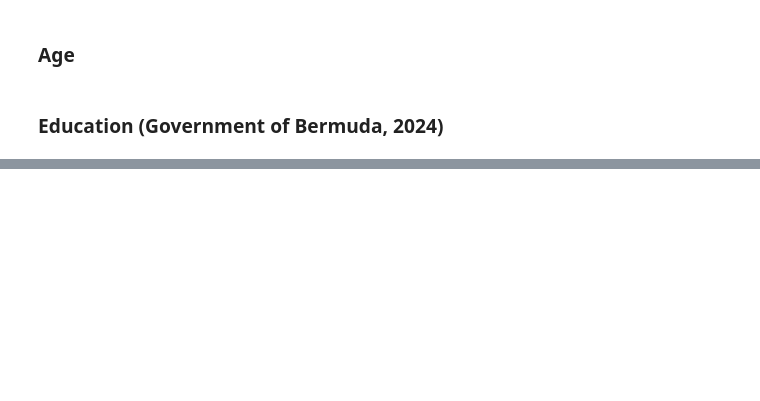
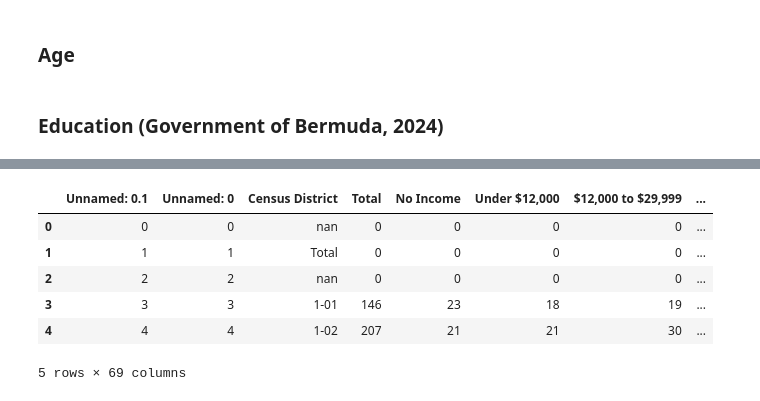
Before and after one commit to shannondill/Dissertation_BDA_FloodRisk, a Jupyter notebook: Census_DataCleaning.ipynb, the cells around one changed output, grey strips where cells are left out. Drawn from its saved outputs; the diff is of its cells as text; code cells hidden in the pictures; blank space fills up the shorter version.

```diff
--- a/Census_DataCleaning.ipynb
+++ b/Census_DataCleaning.ipynb
@@ -44,0 +74,57 @@ age.to_csv('FINALCensusDistricts_Age2016Table3.4.csv')
+# %%
+# Keep 'Census District' as string
+personal_income['Census District'] = personal_income['Census District'].astype(str)
+
+# Convert all other columns to integers safely
+cols_to_convert = personal_income.columns.difference(['Census District'])
+
+for col in cols_to_convert:
+    personal_income[col] = pd.to_numeric(personal_income[col], errors='coerce').fillna(0).astype(int)
+# %%
+import pandas as pd
+
+# Define the midpoint for each income bracket
+income_midpoints = {
+    "No Income": 0,
+    "Under $12,000": 6000,
+    "$12,000 to $29,999": (12000 + 29999) / 2,
+    "$30,000 to $35,999": (30000 + 35999) / 2,
+    "$36,000 to $47,999": (36000 + 47999) / 2,
+    "$48,000 to $59,999": (48000 + 59999) / 2,
+    "$60,000 to $71,999": (60000 + 74999) / 2,
+    "$72,000 to $83,999": (75000 + 89999) / 2,
+    "$84,000 to $95,999": (90000 + 104999) / 2,
+    "$96,000 to $107,999": (105000 + 107999) / 2,
+    "$108,000 to $131,999.2": (108000 + 131999) / 2,
+    "$132,000 to $155,999.2": (132000 + 155999) / 2,
+    "$156,000 to $234,999.2": (156000 + 234999) / 2,
+    "$235,000 to $349,999.2": (235000 + 349999) / 2,
+    "$350,000 to $499,999.2": (350000 + 499999) / 2,
+    "$500,000 to $649,999.2": (500000 + 649999) / 2,
+    "$650,000 to $749,999.2": (650000 + 749999) / 2,
+    "$750,000 and Over.2": 750000  # Conservative estimate
+}
+
+# Function to compute average income per row
+def compute_avg_income(row):
+    total_income = 0
+    total_people = 0
+    for bracket, midpoint in income_midpoints.items():
+        count = row.get(bracket, 0)
+        if pd.notna(count):
+            total_income += count * midpoint
+            total_people += count
+    return total_income / total_people if total_people > 0 else None
+
+# Example usage:
+personal_income['avg_income_by_district'] = personal_income.apply(compute_avg_income, axis=1)
+
+personal_income.head()
+# %% [output]
+|  | Unnamed: 0.1 | Unnamed: 0 | Census District | Total | No Income | Under $12,000 | $12,000 to $29,999 | ... |
+| 0 | 0 | 0 | nan | 0 | 0 | 0 | 0 | ... |
+| 1 | 1 | 1 | Total | 0 | 0 | 0 | 0 | ... |
+| 2 | 2 | 2 | nan | 0 | 0 | 0 | 0 | ... |
+| 3 | 3 | 3 | 1-01 | 146 | 23 | 18 | 19 | ... |
+| 4 | 4 | 4 | 1-02 | 207 | 21 | 21 | 30 | ... |
+5 rows × 69 columns
```
Also changed, not shown: parts of 5 cells of this notebook.
